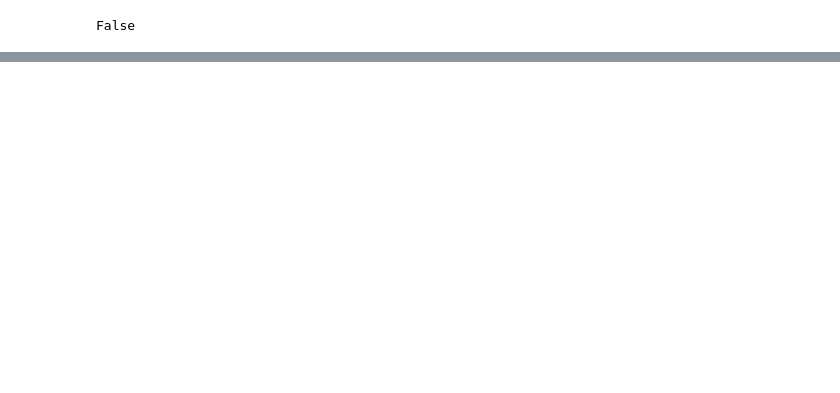
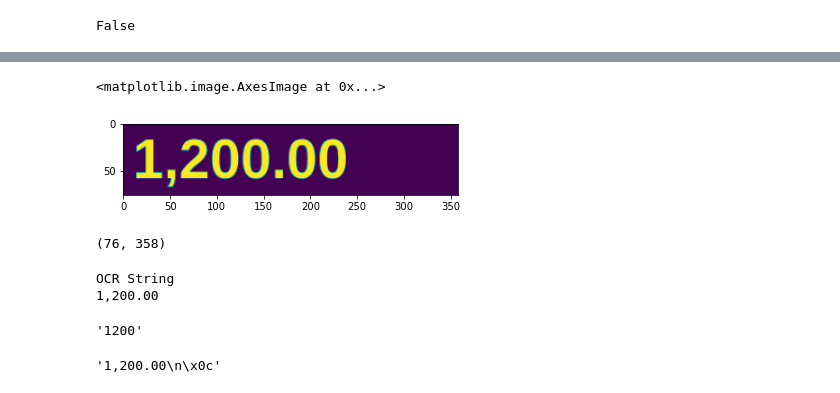
Before and after one commit to T-rex007/SeleniumLuckyDiceAutomation, a Jupyter notebook: prototype2.ipynb, the cells around one changed output, grey strips where cells are left out. Saved outputs shown, nothing was run; the diff lists cells and outputs as text; code cells hidden in the pictures; blank space fills up the shorter version.

```diff
--- a/prototype2.ipynb
+++ b/prototype2.ipynb
@@ -213,0 +266,31 @@ SyntaxError: EOL while scanning string literal (<ipython-input-2-b095624efc74>,
+# %%
+img = cv2.imread("imgs/tests/1200.png", 0)
+# %%
+plt.imshow(img)
+# %% [output]
+<matplotlib.image.AxesImage at 0x...>
+[figure, added]
+# %%
+img.shape
+# %% [output]
+(76, 358)
+# %%
+im1 = hf.thresholding(img)
+img1 = np.abs(im1.astype( int) - 255)
+img1 = np.array(img1).astype('uint8')
+custom_config = r'--oem 3 --psm 6'
+string_balance = pytesseract.image_to_string(img1, config=custom_config)
+print("OCR String")
+print(string_balance)
+tmp =  string_balance.split('\n')[0][:-2].replace(',', '').replace(';', '').replace('.','').replace(':', '')
+# %% [output]
+OCR String
+1,200.00
+# %%
+tmp
+# %% [output]
+'1200'
+# %%
+string_balance
+# %% [output]
+'1,200.00\n\x0c'
```
Also changed, not shown: parts of 7 cells of this notebook, 4 other files.
